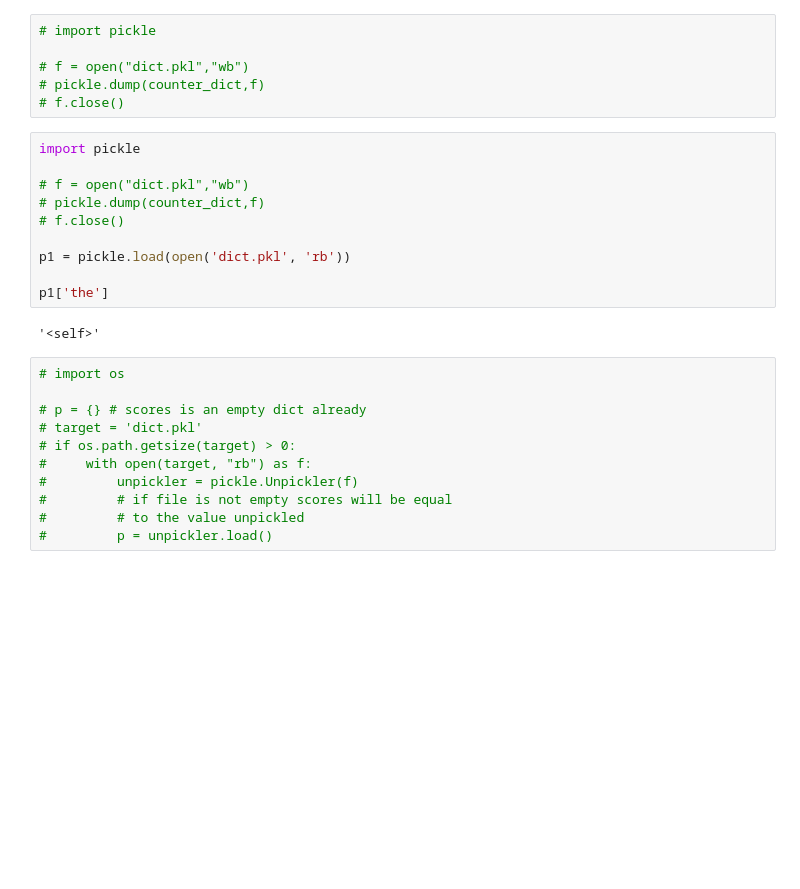
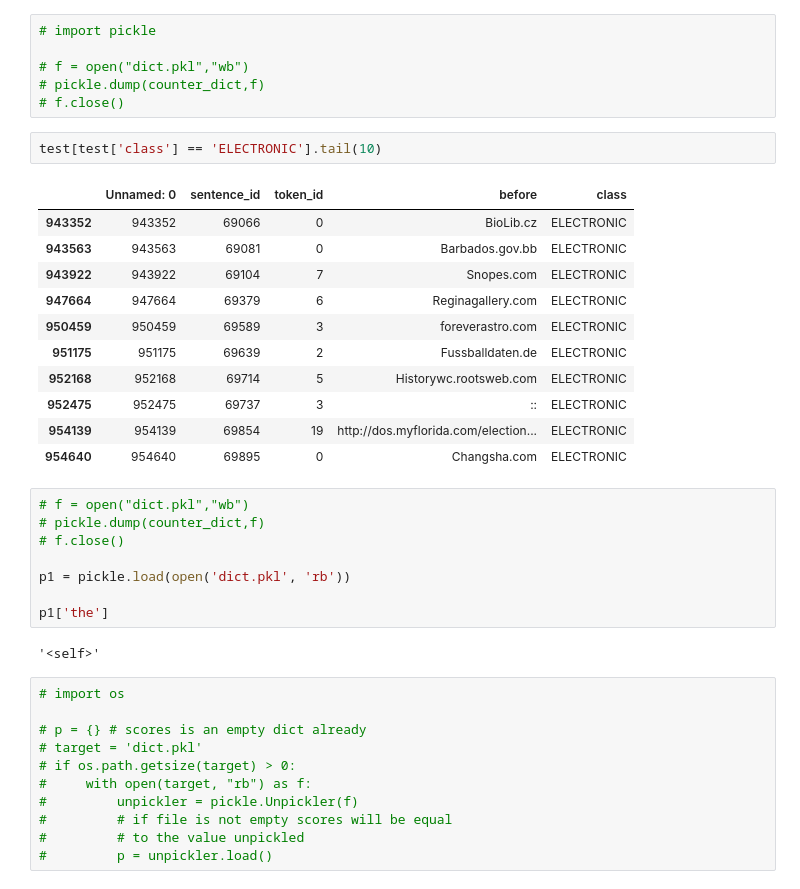
Before and after one commit to afcarl/Kaggle-TextNormalisation, a Jupyter notebook: ClassPred_Functions_Dict.ipynb, the cells around one changed output. Drawn from its saved outputs; the diff is of its cells as text; blank space fills up the shorter version.

Commit message:
Test Pred 1

```diff
--- a/ClassPred_Functions_Dict.ipynb
+++ b/ClassPred_Functions_Dict.ipynb
@@ -253,9 +276,21 @@ train_dict['.']
 # f = open("dict.pkl","wb")
 # pickle.dump(counter_dict,f)
 # f.close()
+# %%
+test[test['class'] == 'ELECTRONIC'].tail(10)
+# %% [output]
+|  | Unnamed: 0 | sentence_id | token_id | before | class |
+| 943352 | 943352 | 69066 | 0 | BioLib.cz | ELECTRONIC |
+| 943563 | 943563 | 69081 | 0 | Barbados.gov.bb | ELECTRONIC |
+| 943922 | 943922 | 69104 | 7 | Snopes.com | ELECTRONIC |
+| 947664 | 947664 | 69379 | 6 | Reginagallery.com | ELECTRONIC |
+| 950459 | 950459 | 69589 | 3 | foreverastro.com | ELECTRONIC |
+| 951175 | 951175 | 69639 | 2 | Fussballdaten.de | ELECTRONIC |
+| 952168 | 952168 | 69714 | 5 | Historywc.rootsweb.com | ELECTRONIC |
+| 952475 | 952475 | 69737 | 3 | :: | ELECTRONIC |
+| 954139 | 954139 | 69854 | 19 | http://dos.myflorida.com/election... | ELECTRONIC |
+| 954640 | 954640 | 69895 | 0 | Changsha.com | ELECTRONIC |
 # %%
-import pickle
-
 # f = open("dict.pkl","wb")
 # pickle.dump(counter_dict,f)
 # f.close()
```
Also changed, not shown: parts of 28 cells of this notebook.
